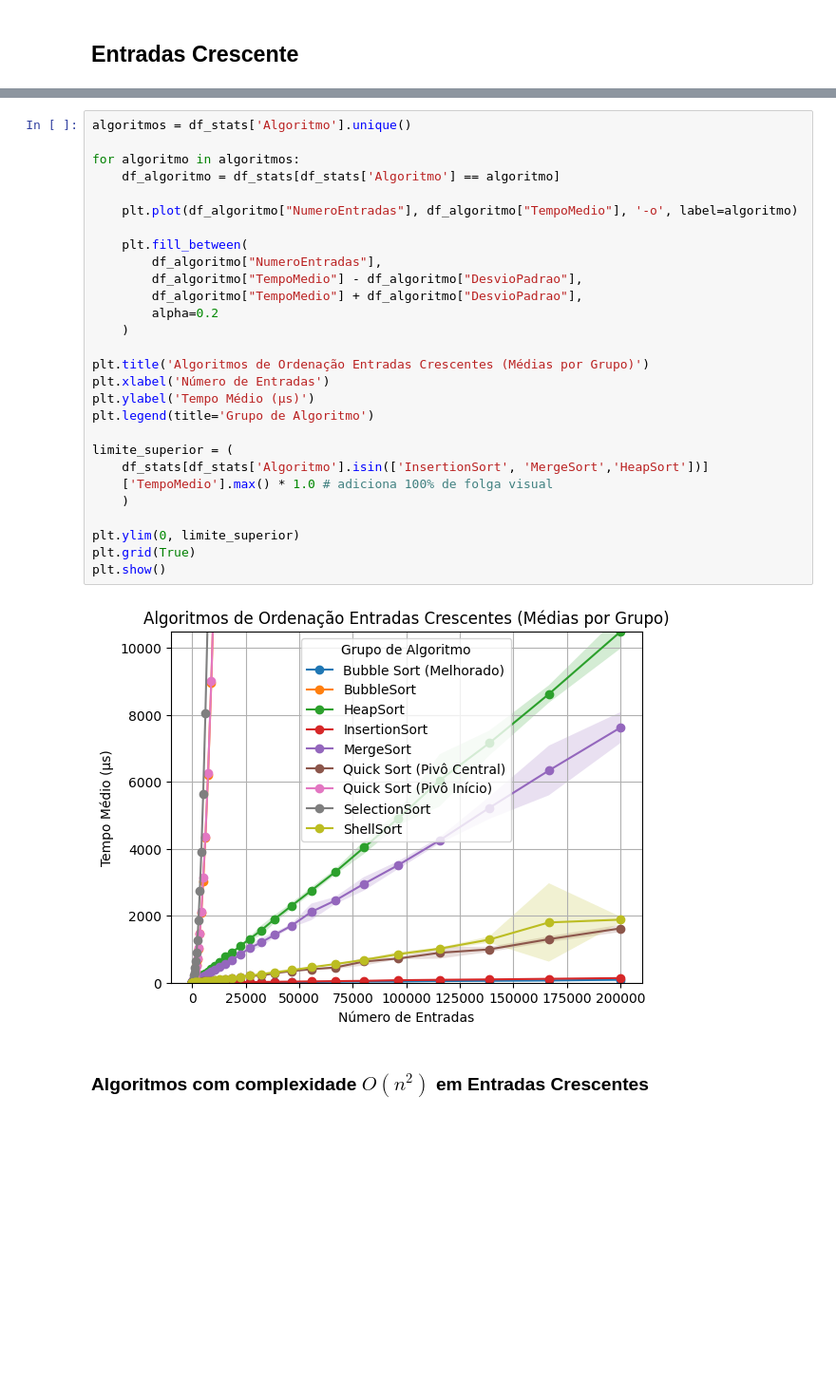
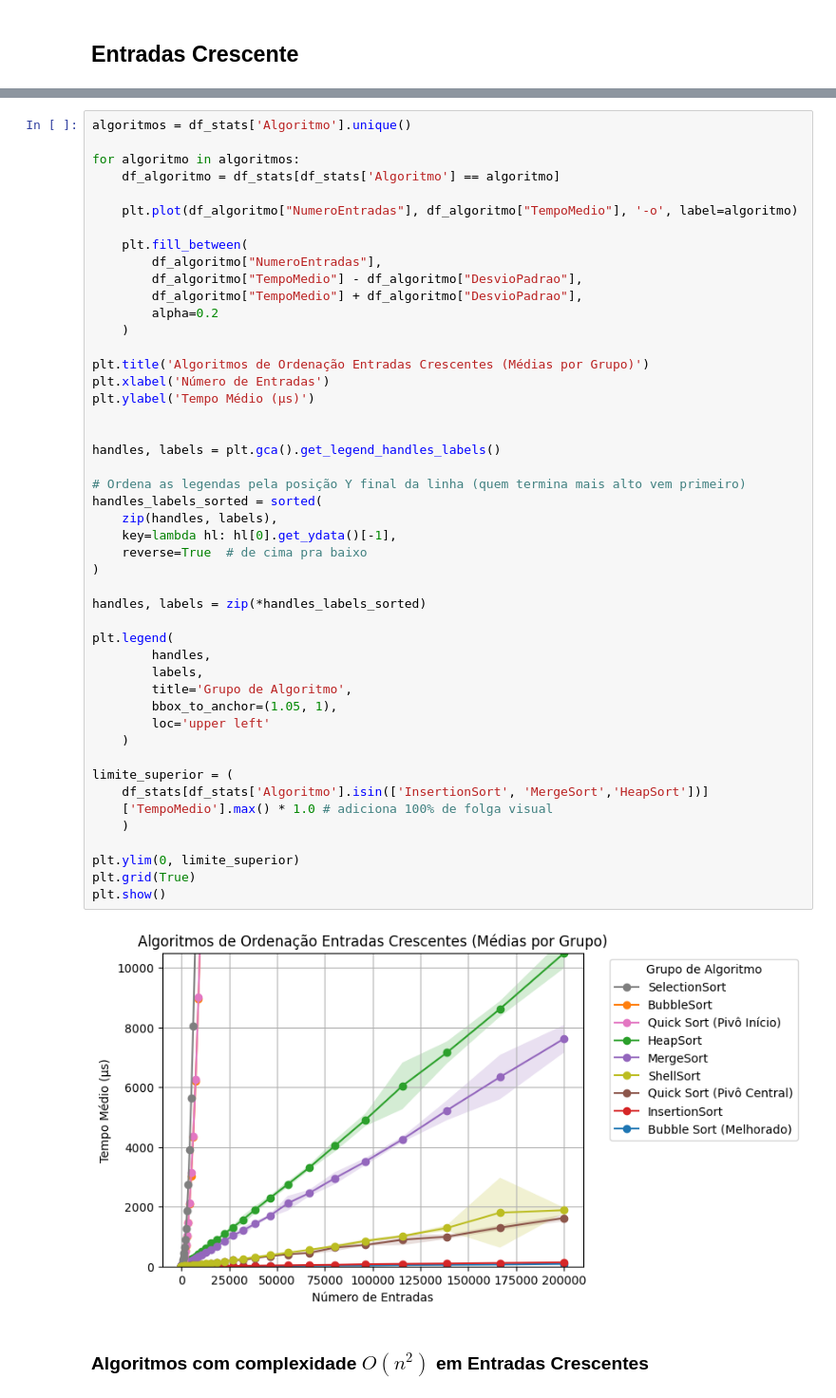
Before and after one commit to Gabriel-Ciriaco/Sorting-Algorithms-Analysis, a Jupyter notebook: relatorio/Complete_Analaysis.ipynb, the cells around one changed output, grey strips where cells are left out. Shown at 95% size. Cells and saved outputs as stored; diff of their text form; blank space fills up the shorter version.

```diff
--- a/relatorio/Complete_Analaysis.ipynb
+++ b/relatorio/Complete_Analaysis.ipynb
@@ -296,33 +293,52 @@ plt.figure(figsize=(10,6))
 # %%
 algoritmos = df_stats['Algoritmo'].unique()
 
 for algoritmo in algoritmos:
     df_algoritmo = df_stats[df_stats['Algoritmo'] == algoritmo]
 
     plt.plot(df_algoritmo["NumeroEntradas"], df_algoritmo["TempoMedio"], '-o', label=algoritmo)
 
     plt.fill_between(
         df_algoritmo["NumeroEntradas"],
         df_algoritmo["TempoMedio"] - df_algoritmo["DesvioPadrao"],
         df_algoritmo["TempoMedio"] + df_algoritmo["DesvioPadrao"],
         alpha=0.2
     )
 
 plt.title('Algoritmos de Ordenação Entradas Crescentes (Médias por Grupo)')
 plt.xlabel('Número de Entradas')
 plt.ylabel('Tempo Médio (µs)')
-plt.legend(title='Grupo de Algoritmo')
+
+
+handles, labels = plt.gca().get_legend_handles_labels()
+
+# Ordena as legendas pela posição Y final da linha (quem termina mais alto vem primeiro)
+handles_labels_sorted = sorted(
+    zip(handles, labels),
+    key=lambda hl: hl[0].get_ydata()[-1],
+    reverse=True  # de cima pra baixo
+)
+
+handles, labels = zip(*handles_labels_sorted)
+
+plt.legend(
+        handles,
+        labels,
+        title='Grupo de Algoritmo',
+        bbox_to_anchor=(1.05, 1),
+        loc='upper left'
+    )
 
 limite_superior = (
     df_stats[df_stats['Algoritmo'].isin(['InsertionSort', 'MergeSort','HeapSort'])]
     ['TempoMedio'].max() * 1.0 # adiciona 100% de folga visual
     )
 
 plt.ylim(0, limite_superior)
 plt.grid(True)
 plt.show()
 # %% [output]
-[figure, old version]
+[figure, new version]
 # %% [markdown]
 ### Algoritmos com complexidade $O(n^2)$ em Entradas Crescentes
 # %%
```
Also changed, not shown: parts of 15 cells of this notebook.
